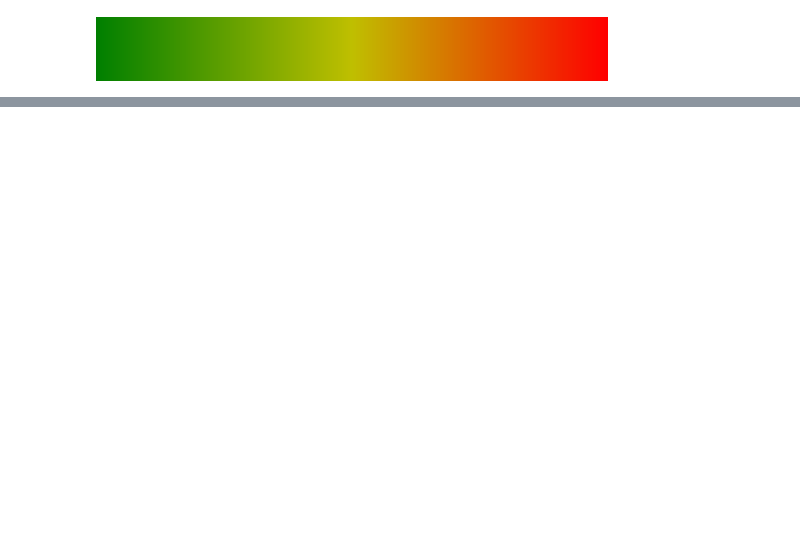
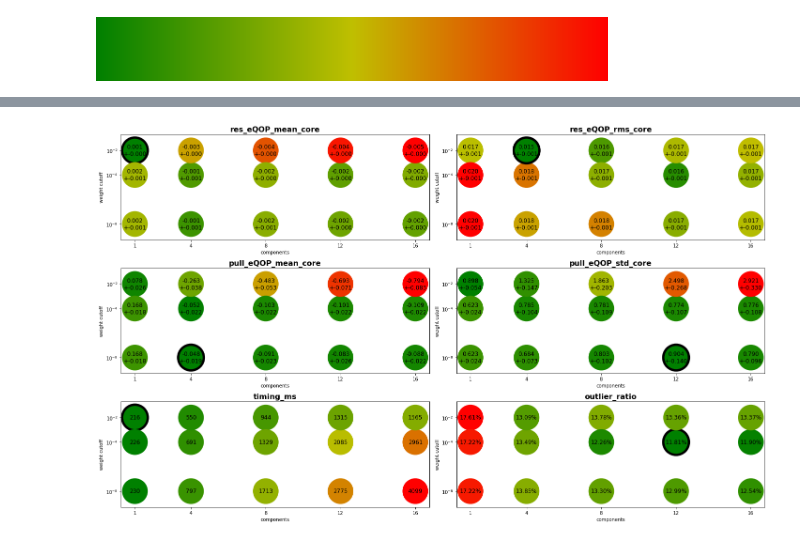
Before and after one commit to benjaminhuth/acts-gsf-scripts, a Jupyter notebook: notebooks/analyse_sweep.ipynb, the cells around one changed output, grey strips where cells are left out. Saved outputs shown, nothing was run; the diff lists cells and outputs as text; code cells hidden in the pictures; blank space fills up the shorter version.

```diff
--- a/notebooks/analyse_sweep.ipynb
+++ b/notebooks/analyse_sweep.ipynb
@@ -56,0 +107,3 @@ fig.tight_layout()
+# %%
+key_selection = ["res_eQOP_mean", "res_eQOP_rms", "pull_eQOP_mean","pull_eQOP_std", "timing_ms", "outlier_ratio"]
+key_selection_core = [ key + "_core" if "eQOP" in key else key for key in key_selection ]
@@ -56,0 +114,4 @@ fig.tight_layout()
+# %%
+plot_key_selection(key_selection_core, "summary_core.png")
+# %% [output]
+[figure, added]
```
Also changed, not shown: parts of 7 cells of this notebook, 11 other files.
